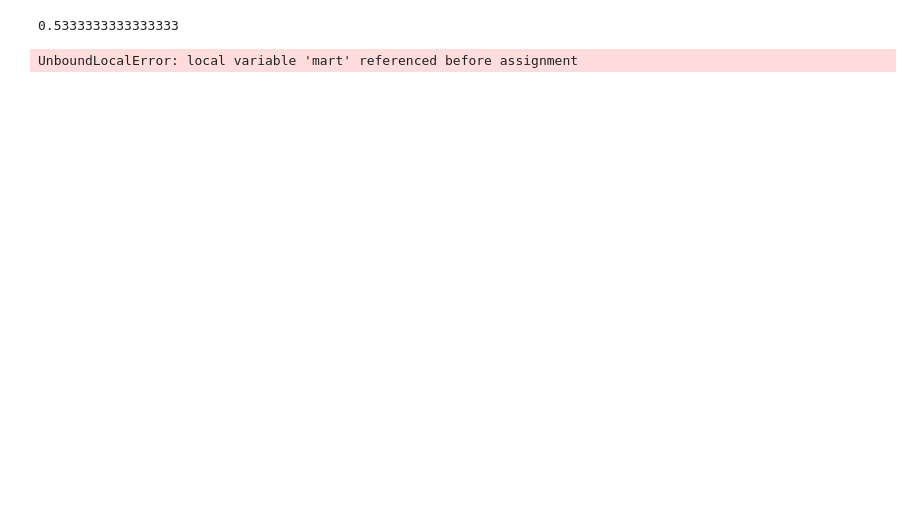
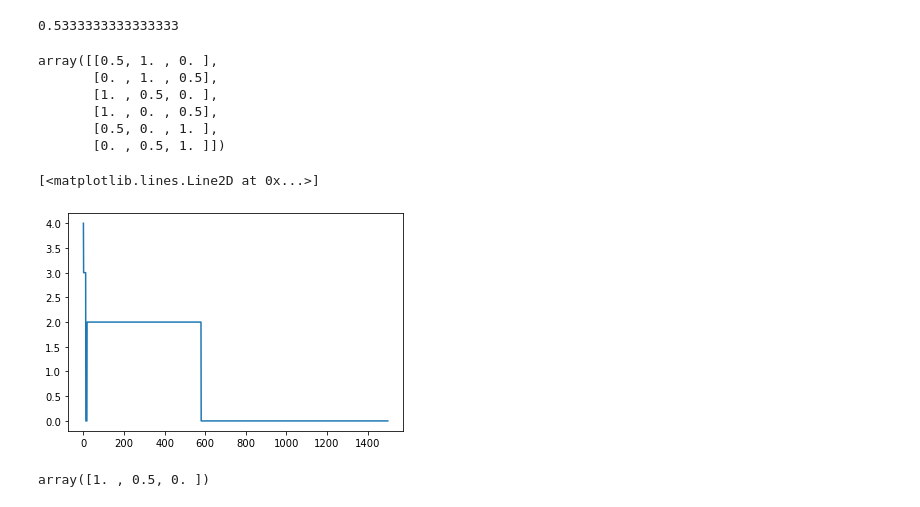
Before and after one commit to spertus/UI-TS, a Jupyter notebook: Code/empiricalBernstein.ipynb, the cells around one changed output. Drawn from its saved outputs; the diff is of its cells as text; code cells hidden in the pictures; blank space fills up the shorter version.

```diff
--- a/Code/empiricalBernstein.ipynb
+++ b/Code/empiricalBernstein.ipynb
@@ -23,6 +23,26 @@ np.mean(np.concatenate(strata))
 # %%
 log_mart, p_value, selected_strata, eta_star_mat = get_eb_p_value(strata = strata, gamma = 1, fixed_strategy = True)
 # %%
-log_marts, p_value = get_eb_p_value(strata = strata, fixed_strategy = False)
+log_marts, p_value, minimizing_etas, min_index, stratum_counts = get_eb_p_value(strata = strata, fixed_strategy = False)
-# %% [output]
-UnboundLocalError: local variable 'mart' referenced before assignment
+# %%
+#enumerated minimizing values of eta
+minimizing_etas
+# %% [output]
+array([[0.5, 1. , 0. ],
+       [0. , 1. , 0.5],
+       [1. , 0.5, 0. ],
+       [1. , 0. , 0.5],
+       [0.5, 0. , 1. ],
+       [0. , 0.5, 1. ]])
+# %%
+#which eta was selected at each time
+#[1,0.5,0] dominates, which is interesting b/c not the projection onto null means
+plt.plot(min_index)
+# %% [output]
+[<matplotlib.lines.Line2D at 0x...>]
+[figure, added]
+# %%
+#the value of the null mean most selected
+minimizing_etas[2,]
+# %% [output]
+array([1. , 0.5, 0. ])
```
Also changed, not shown: parts of 12 cells of this notebook, 1 other file.
